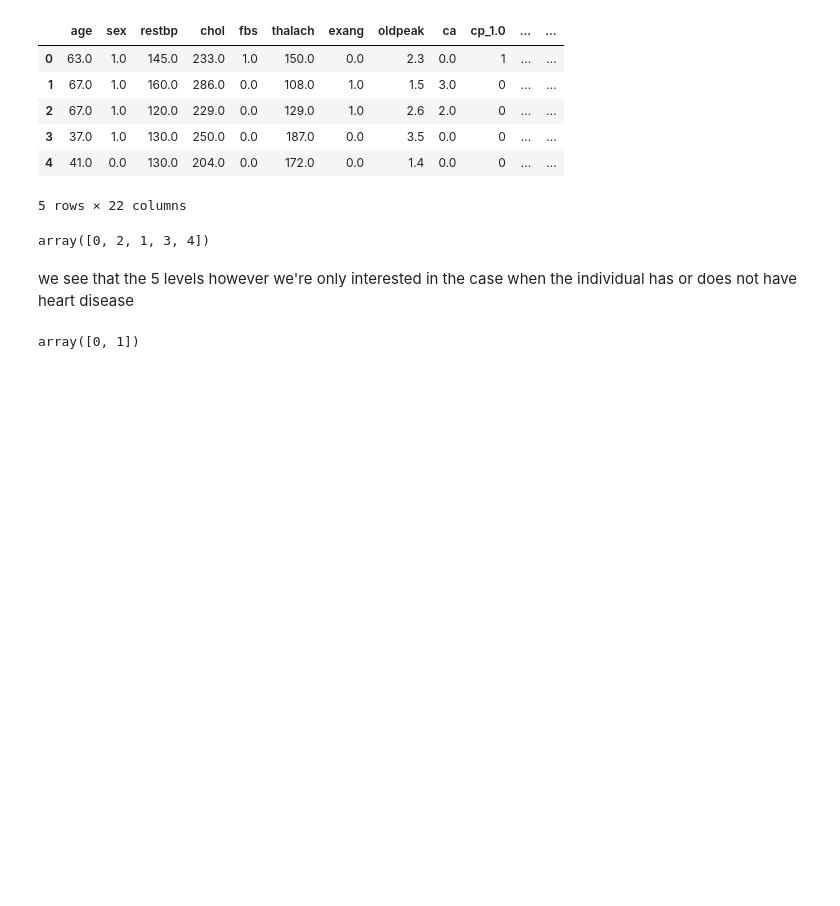
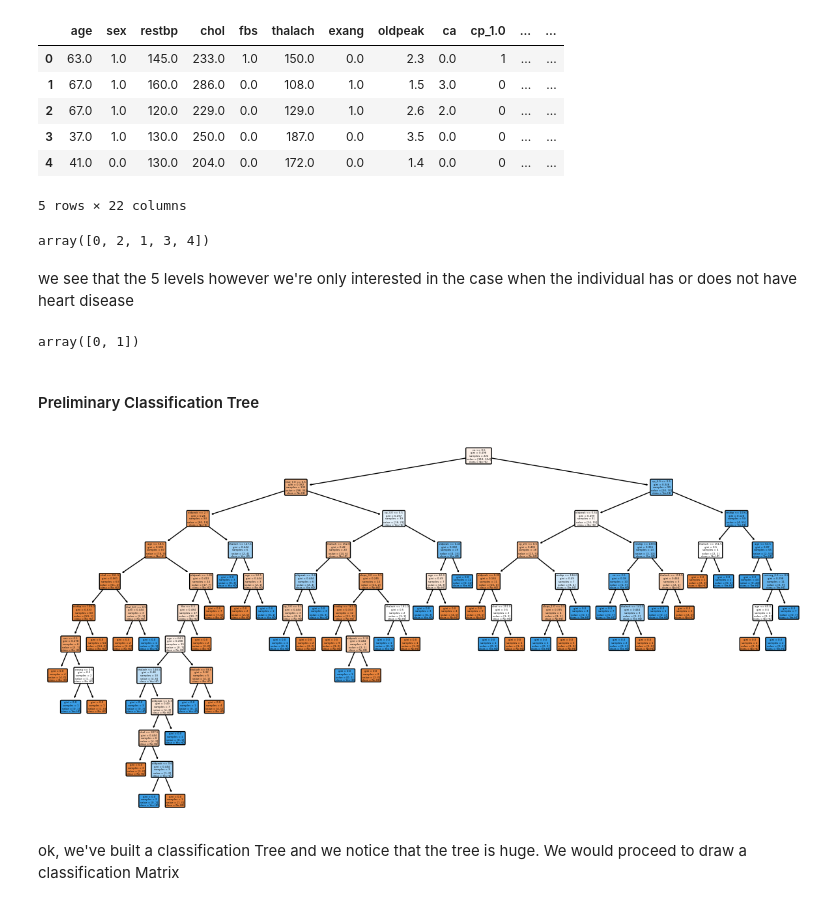
Before and after one commit to amaboh/Health_n_Life, a Jupyter notebook: heart_disease.ipynb, the cells around one changed output. Drawn from its saved outputs; the diff is of its cells as text; code cells hidden in the pictures; blank space fills up the shorter version.

```diff
--- a/heart_disease.ipynb
+++ b/heart_disease.ipynb
@@ -267,3 +261,26 @@ y[y_not_zero] = 1 #setting each non-zero value in y to 1
 y.unique()
 # %% [output]
 array([0, 1])
+# %% [markdown]
+#### Preliminary Classification Tree
+# %%
+# Split the data into training and testing data
+
+X_train, X_test, y_train, y_test = train_test_split(X_encoded, y, random_state=42)
+
+# create a decision tree and fit it to the training data
+clf_dt = DecisionTreeClassifier(random_state=42)
+clf_dt = clf_dt.fit(X_train, y_train)
+# %%
+##  We can plot the tree and it is huge!
+plt.figure(figsize=(15,7.5))
+plot_tree(clf_dt,
+         filled=True,
+         rounded=True,
+         class_names=["No HD","Yes HD"],
+         feature_names=X_encoded.columns);
+# %% [output]
+[figure, added]
+# %% [markdown]
+ok, we've built a classification Tree and we notice that the tree is huge.
+We would proceed to draw a classification Matrix
```
Also changed, not shown: parts of 13 cells of this notebook.
